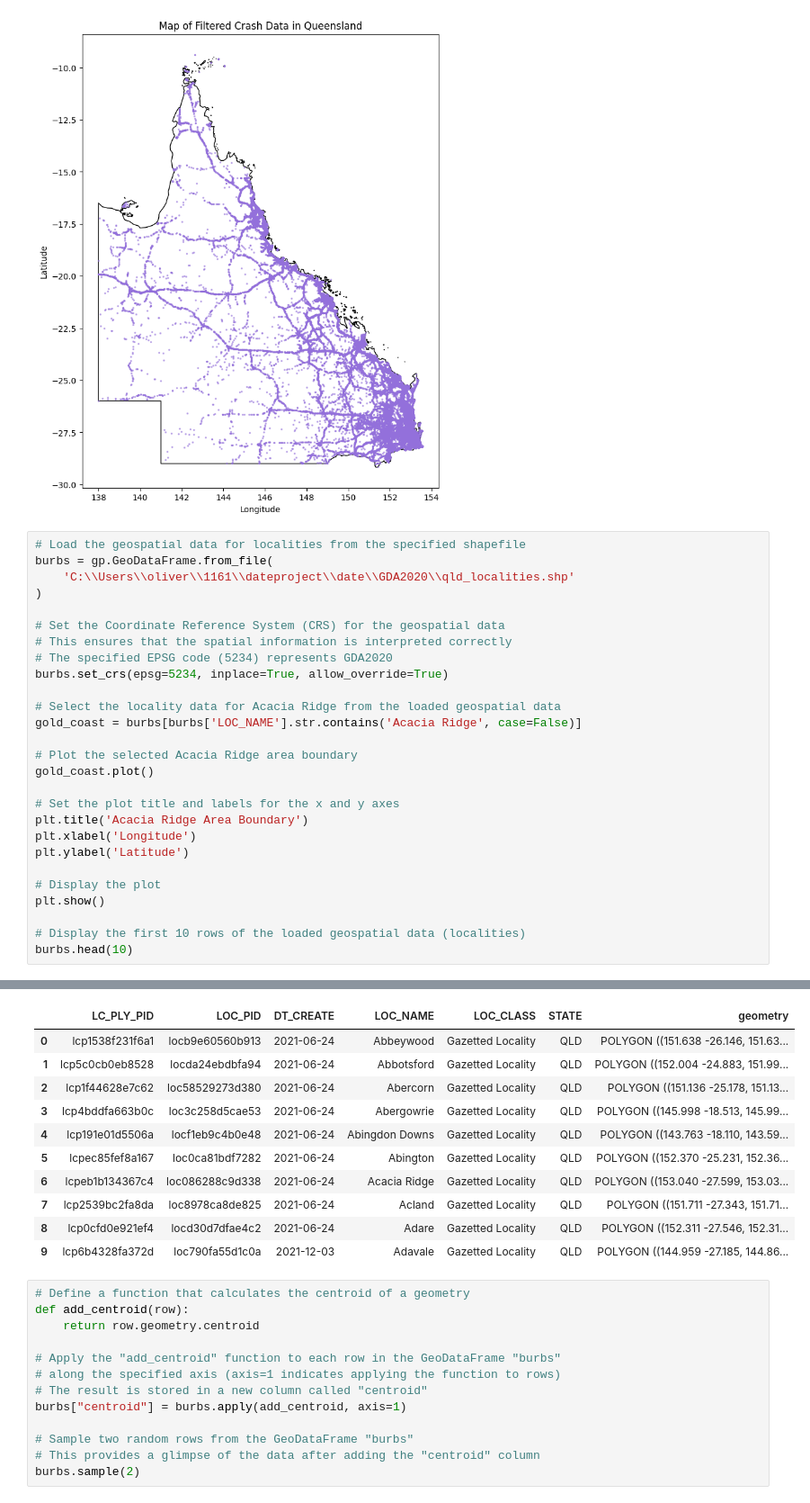
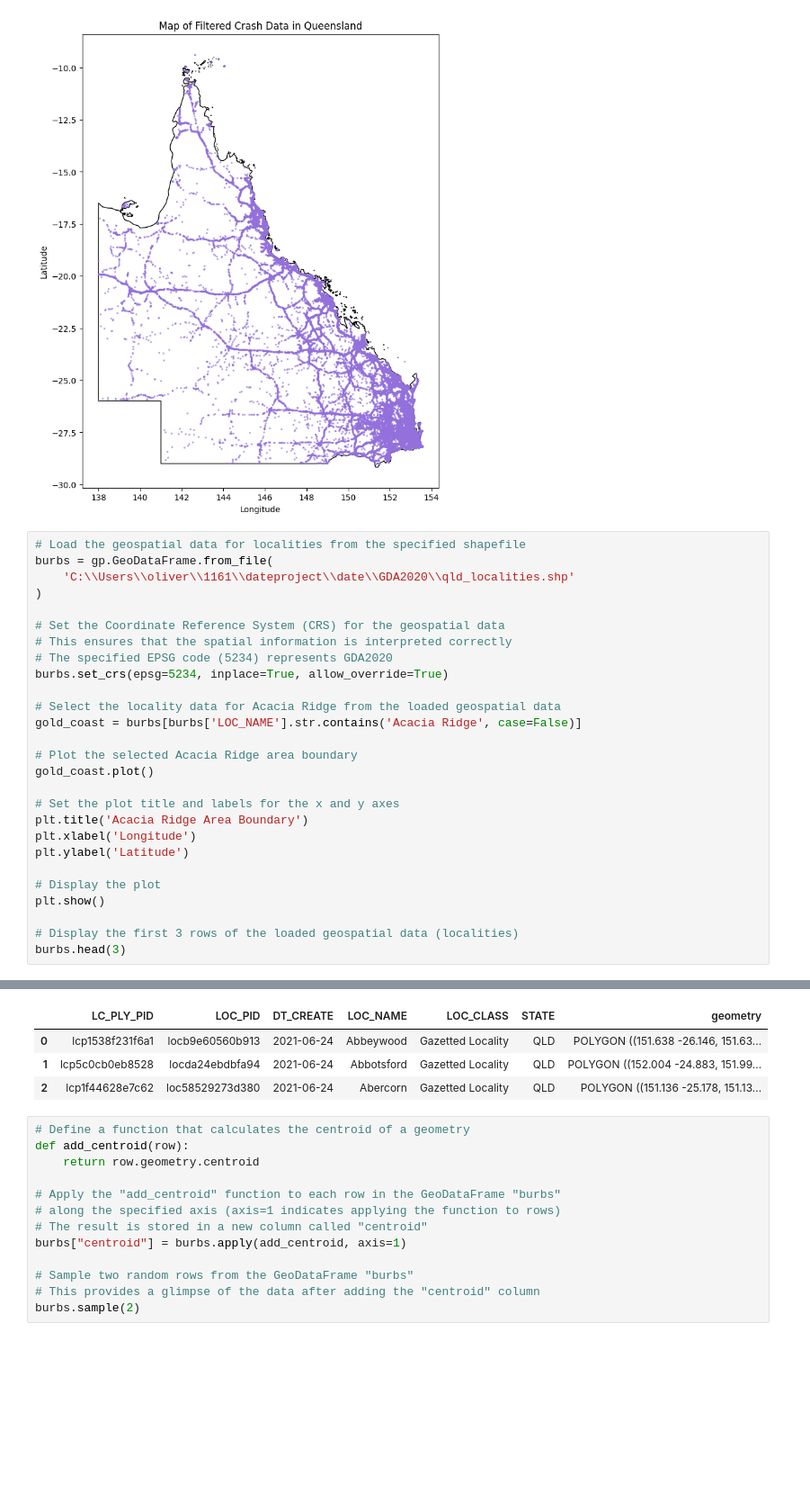
Before and after one commit to thome123/dateproject, a Jupyter notebook: maps.ipynb, the cells around one changed output, grey strips where cells are left out. Shown at 90% size. Cells and saved outputs as stored; diff of their text form; blank space fills up the shorter version.

```diff
--- a/maps.ipynb
+++ b/maps.ipynb
@@ -96,42 +91,35 @@ plt.show()
 # Load the geospatial data for localities from the specified shapefile
 burbs = gp.GeoDataFrame.from_file(
     'C:\\Users\\oliver\\1161\\dateproject\\date\\GDA2020\\qld_localities.shp'
 )
 
 # Set the Coordinate Reference System (CRS) for the geospatial data
 # This ensures that the spatial information is interpreted correctly
 # The specified EPSG code (5234) represents GDA2020
 burbs.set_crs(epsg=5234, inplace=True, allow_override=True)
 
 # Select the locality data for Acacia Ridge from the loaded geospatial data
 gold_coast = burbs[burbs['LOC_NAME'].str.contains('Acacia Ridge', case=False)]
 
 # Plot the selected Acacia Ridge area boundary
 gold_coast.plot()
 
 # Set the plot title and labels for the x and y axes
 plt.title('Acacia Ridge Area Boundary')
 plt.xlabel('Longitude')
 plt.ylabel('Latitude')
 
 # Display the plot
 plt.show()
 
-# Display the first 10 rows of the loaded geospatial data (localities)
-burbs.head(10)
+# Display the first 3 rows of the loaded geospatial data (localities)
+burbs.head(3)
 # %% [output]
 [figure]
 |  | LC_PLY_PID | LOC_PID | DT_CREATE | LOC_NAME | LOC_CLASS | STATE | geometry |
 | 0 | lcp1538f231f6a1 | locb9e60560b913 | 2021-06-24 | Abbeywood | Gazetted Locality | QLD | POLYGON ((151.638 -26.146, 151.63... |
 | 1 | lcp5c0cb0eb8528 | locda24ebdbfa94 | 2021-06-24 | Abbotsford | Gazetted Locality | QLD | POLYGON ((152.004 -24.883, 151.99... |
 | 2 | lcp1f44628e7c62 | loc58529273d380 | 2021-06-24 | Abercorn | Gazetted Locality | QLD | POLYGON ((151.136 -25.178, 151.13... |
-| 3 | lcp4bddfa663b0c | loc3c258d5cae53 | 2021-06-24 | Abergowrie | Gazetted Locality | QLD | POLYGON ((145.998 -18.513, 145.99... |
-| 4 | lcp191e01d5506a | locf1eb9c4b0e48 | 2021-06-24 | Abingdon Downs | Gazetted Locality | QLD | POLYGON ((143.763 -18.110, 143.59... |
-| 5 | lcpec85fef8a167 | loc0ca81bdf7282 | 2021-06-24 | Abington | Gazetted Locality | QLD | POLYGON ((152.370 -25.231, 152.36... |
-| 6 | lcpeb1b134367c4 | loc086288c9d338 | 2021-06-24 | Acacia Ridge | Gazetted Locality | QLD | POLYGON ((153.040 -27.599, 153.03... |
-| 7 | lcp2539bc2fa8da | loc8978ca8de825 | 2021-06-24 | Acland | Gazetted Locality | QLD | POLYGON ((151.711 -27.343, 151.71... |
-| 8 | lcp0cfd0e921ef4 | locd30d7dfae4c2 | 2021-06-24 | Adare | Gazetted Locality | QLD | POLYGON ((152.311 -27.546, 152.31... |
-| 9 | lcp6b4328fa372d | loc790fa55d1c0a | 2021-12-03 | Adavale | Gazetted Locality | QLD | POLYGON ((144.959 -27.185, 144.86... |
 # %%
 # Define a function that calculates the centroid of a geometry
 def add_centroid(row):
```
Also changed, not shown: parts of 8 cells of this notebook.
